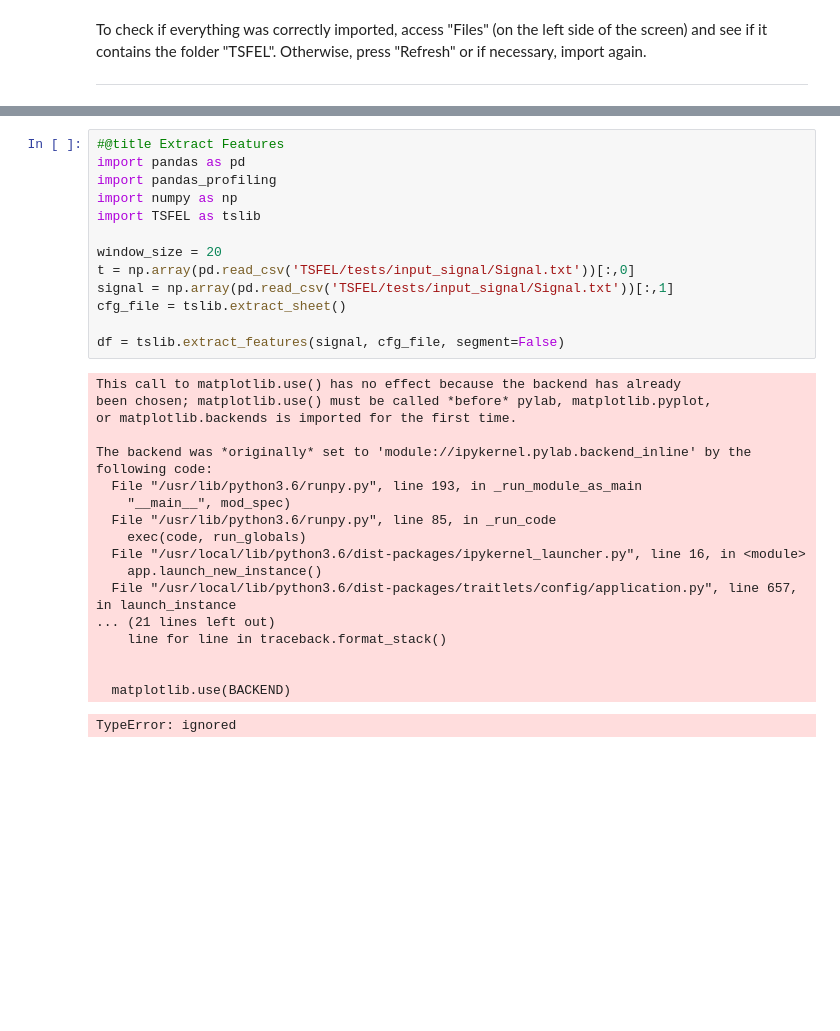
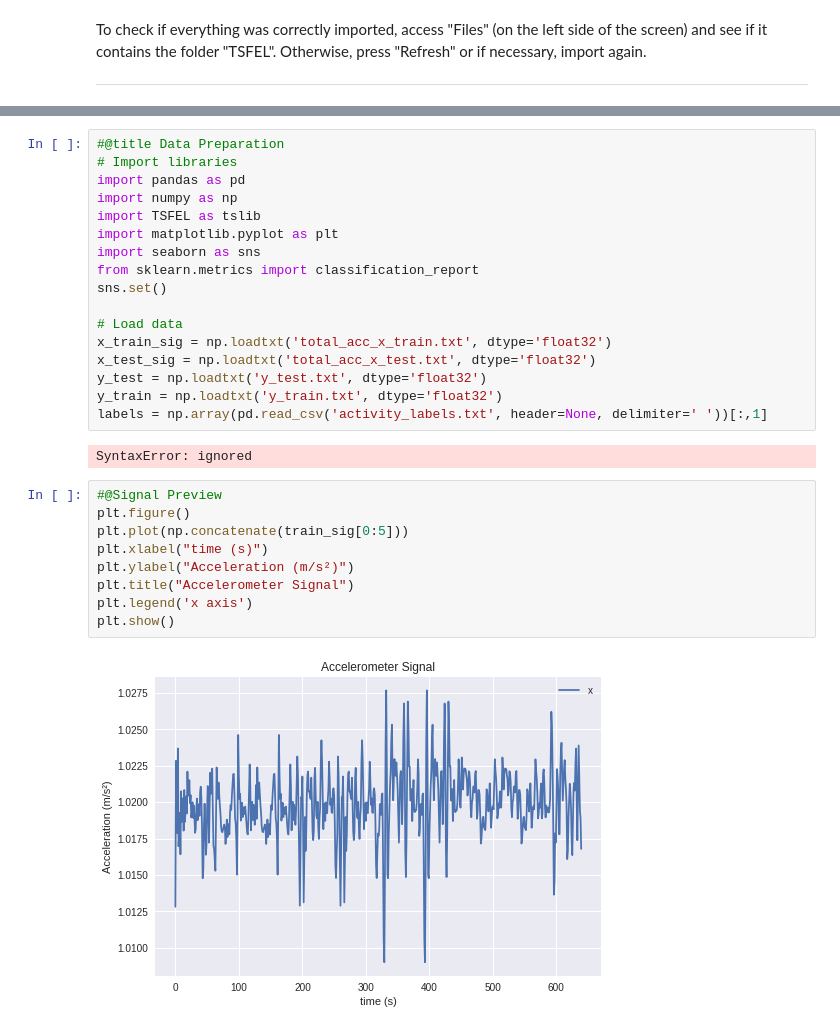
Before and after one commit to TSFDlib/TSFEL, a Jupyter notebook: Copy_of_Copy_of_Untitled1.ipynb, the cells around one changed output, grey strips where cells are left out. Cells and saved outputs as stored; diff of their text form; blank space fills up the shorter version.

```diff
--- a/Copy_of_Copy_of_Untitled1.ipynb
+++ b/Copy_of_Copy_of_Untitled1.ipynb
@@ -41,35 +41,33 @@ To access this dataset click [here](https://archive.ics.uci.edu/ml/machine-learn
 *   total_acc_z_train.txt
 *   y_test.txt
 *   y_train.txt
-# %%
-#@title Extract Features
-import pandas as pd
-import pandas_profiling
-import numpy as np
-import TSFEL as tslib
-
-window_size = 20
-t = np.array(pd.read_csv('TSFEL/tests/input_signal/Signal.txt'))[:,0]
-signal = np.array(pd.read_csv('TSFEL/tests/input_signal/Signal.txt'))[:,1]
-cfg_file = tslib.extract_sheet()
-
-df = tslib.extract_features(signal, cfg_file, segment=False)
-# %% [output]
-This call to matplotlib.use() has no effect because the backend has already
-been chosen; matplotlib.use() must be called *before* pylab, matplotlib.pyplot,
-or matplotlib.backends is imported for the first time.
-
-The backend was *originally* set to 'module://ipykernel.pylab.backend_inline' by the following code:
-  File "/usr/lib/python3.6/runpy.py", line 193, in _run_module_as_main
-    "__main__", mod_spec)
-  File "/usr/lib/python3.6/runpy.py", line 85, in _run_code
-    exec(code, run_globals)
-  File "/usr/local/lib/python3.6/dist-packages/ipykernel_launcher.py", line 16, in <module>
-    app.launch_new_instance()
-  File "/usr/local/lib/python3.6/dist-packages/traitlets/config/application.py", line 657, in launch_instance
-... (21 lines left out)
-    line for line in traceback.format_stack()
-
-
-  matplotlib.use(BACKEND)
-TypeError: ignored
+# %%
+#@title Data Preparation
+# Import libraries
+import pandas as pd
+import numpy as np
+import TSFEL as tslib
+import matplotlib.pyplot as plt
+import seaborn as sns
+from sklearn.metrics import classification_report
+sns.set()
+
+# Load data
+x_train_sig = np.loadtxt('total_acc_x_train.txt', dtype='float32')
+x_test_sig = np.loadtxt('total_acc_x_test.txt', dtype='float32')
+y_test = np.loadtxt('y_test.txt', dtype='float32')
+y_train = np.loadtxt('y_train.txt', dtype='float32')
+labels = np.array(pd.read_csv('activity_labels.txt', header=None, delimiter=' '))[:,1]
+# %% [output]
+SyntaxError: ignored
+# %%
+#@Signal Preview
+plt.figure()
+plt.plot(np.concatenate(train_sig[0:5]))
+plt.xlabel("time (s)")
+plt.ylabel("Acceleration (m/s²)")
+plt.title("Accelerometer Signal")
+plt.legend('x axis')
+plt.show()
+# %% [output]
+[figure, added]
```
Also changed, not shown: parts of 11 cells of this notebook.
